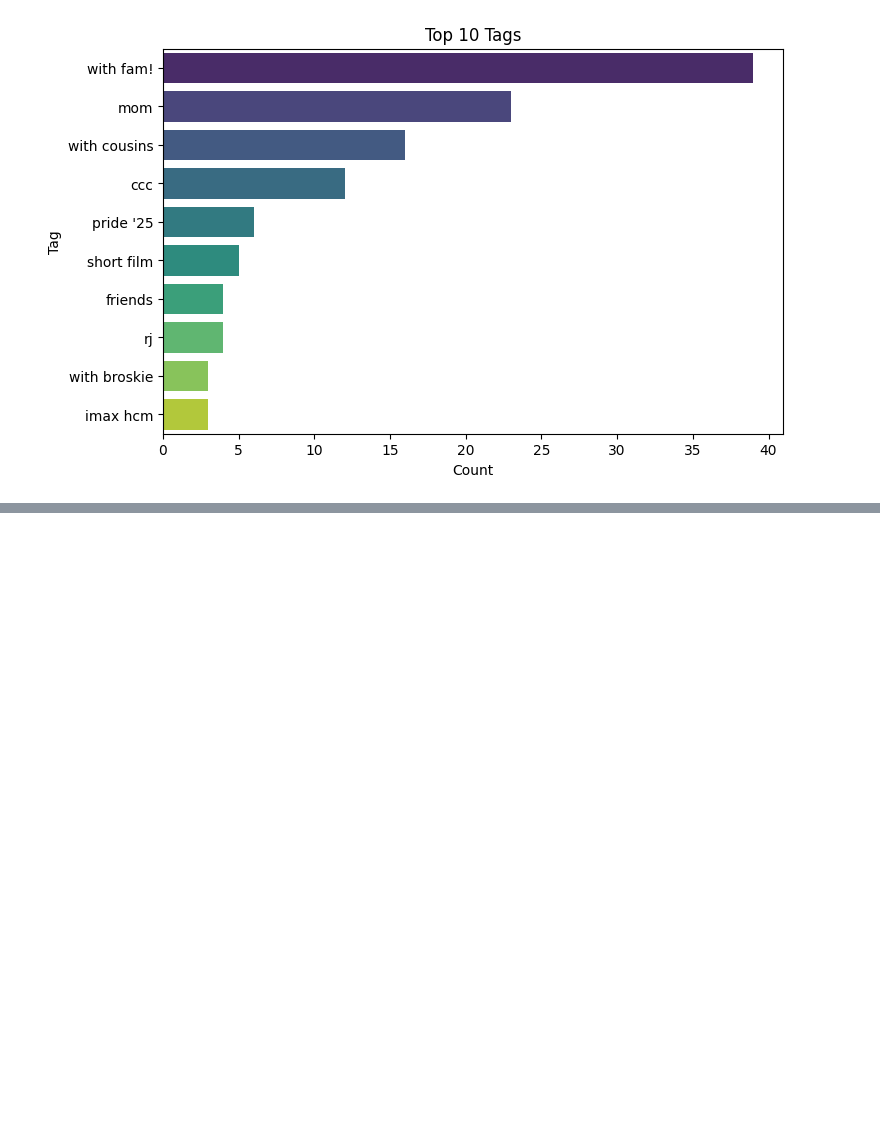
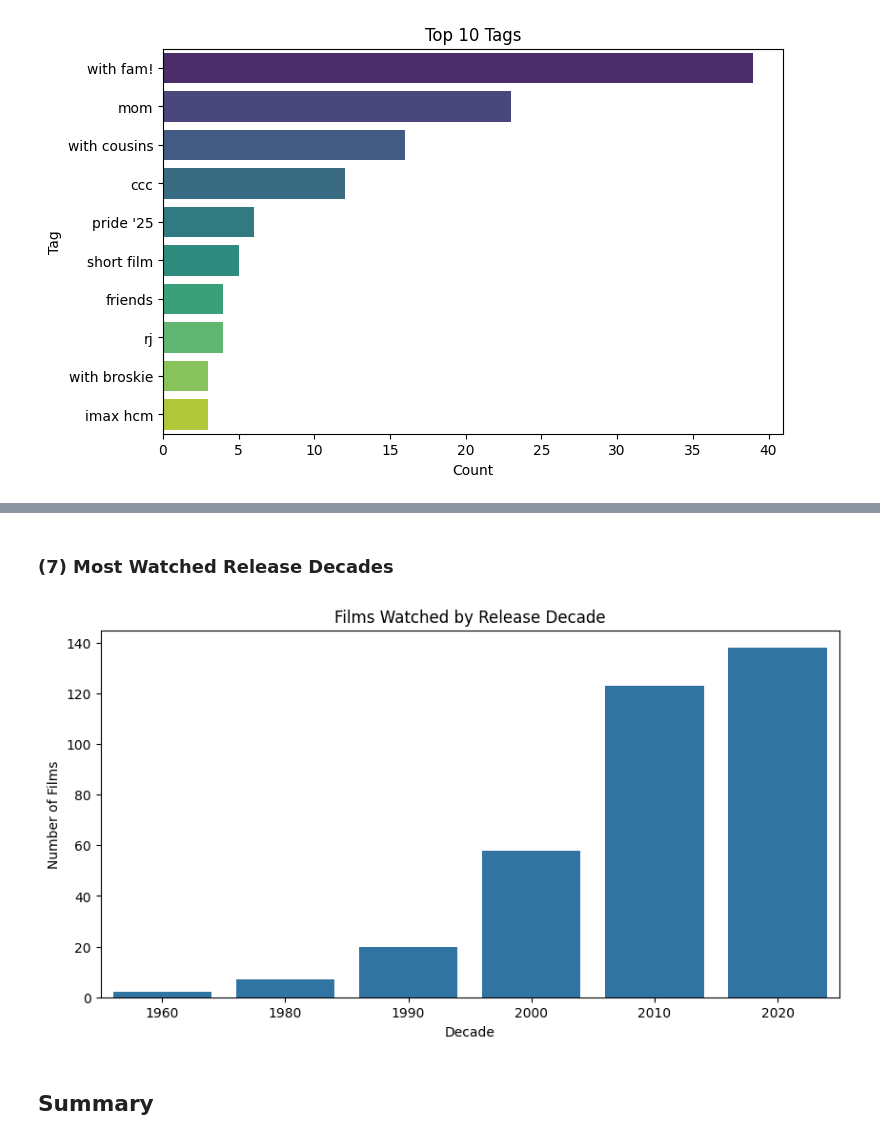
Before and after one commit to visharaaa/letterboxd-viewing-habits, a Jupyter notebook: notebooks/01_letterboxd_eda.ipynb, the cells around one changed output, grey strips where cells are left out. Saved outputs shown, nothing was run; the diff lists cells and outputs as text; code cells hidden in the pictures; blank space fills up the shorter version.

```diff
--- a/notebooks/01_letterboxd_eda.ipynb
+++ b/notebooks/01_letterboxd_eda.ipynb
@@ -239,0 +256,17 @@ Passing `palette` without assigning `hue` is deprecated and will be removed in v
+# %% [markdown]
+### (7) Most Watched Release Decades
+# %%
+ratings['decade'] = (ratings['year']//10)*10
+
+decade_counts = ratings['decade'].value_counts().sort_index()
+
+plt.figure(figsize=(10,5))
+sns.barplot(x=decade_counts.index, y=decade_counts.values)
+plt.title("Films Watched by Release Decade")
+plt.xlabel("Decade")
+plt.ylabel("Number of Films")
+plt.show()
+# %% [output]
+[figure, added]
+# %% [markdown]
+## Summary
```
Also changed, not shown: parts of 4 cells of this notebook.
